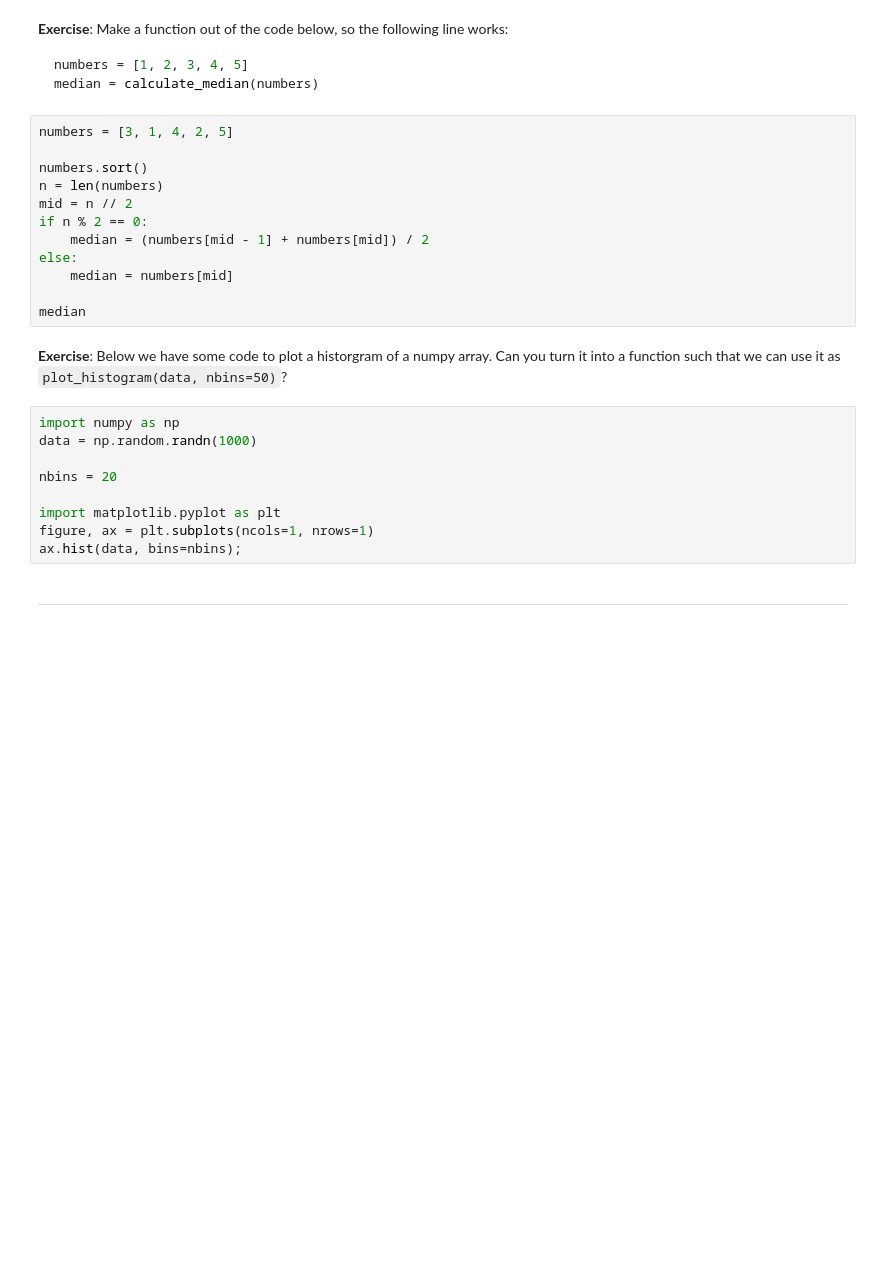
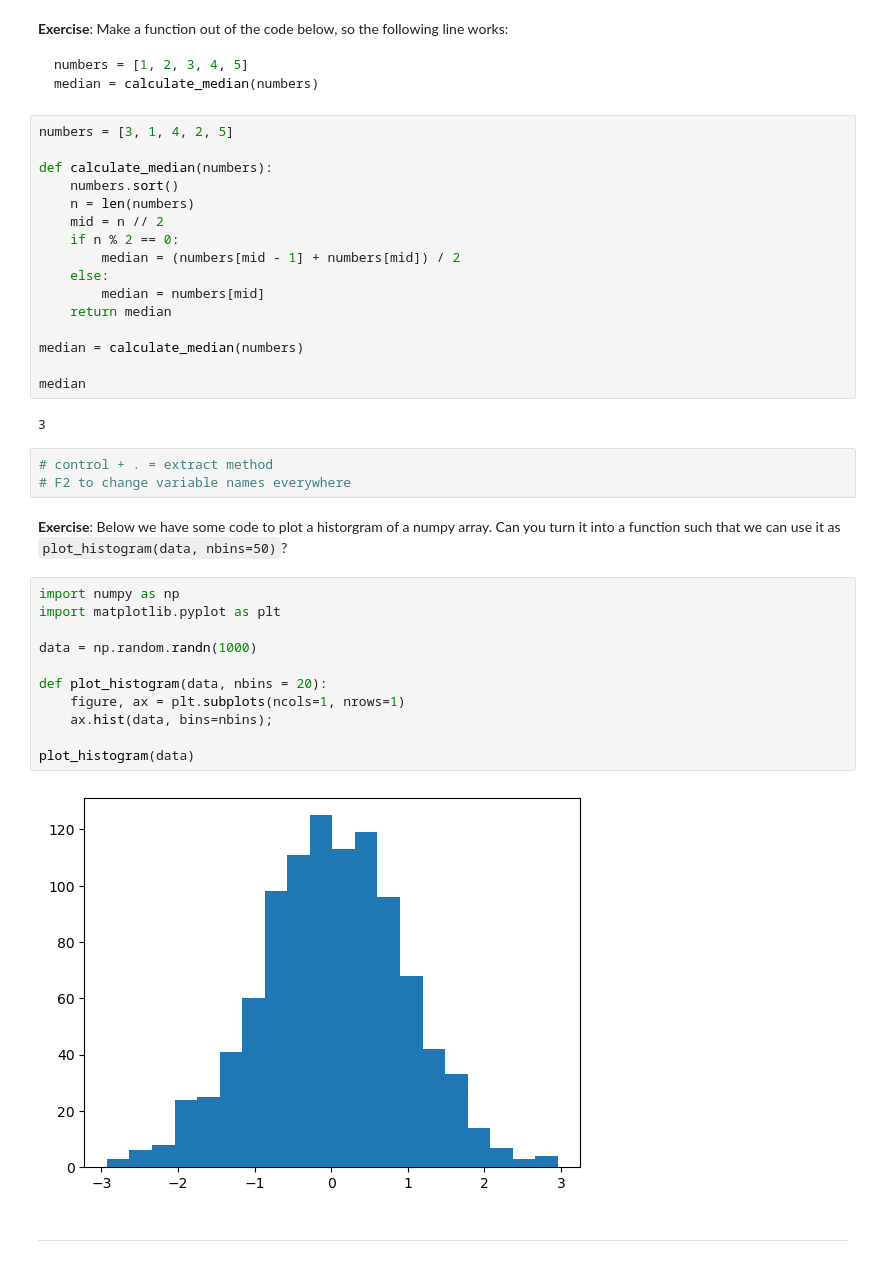
Before and after one commit to Bela-Flow/iBOTS-Developing-Data-Analysis-Projects, a Jupyter notebook: session3/notebooks/1_python_functions.ipynb, the cells around one changed output. Cells and saved outputs as stored; diff of their text form; blank space fills up the shorter version.

```diff
--- a/session3/notebooks/1_python_functions.ipynb
+++ b/session3/notebooks/1_python_functions.ipynb
@@ -84,26 +99,39 @@ median = calculate_median(numbers)
 # %%
 numbers = [3, 1, 4, 2, 5]
 
-numbers.sort()
-n = len(numbers)
-mid = n // 2
-if n % 2 == 0:
-    median = (numbers[mid - 1] + numbers[mid]) / 2
-else:
-    median = numbers[mid]
+def calculate_median(numbers):
+    numbers.sort()
+    n = len(numbers)
+    mid = n // 2
+    if n % 2 == 0:
+        median = (numbers[mid - 1] + numbers[mid]) / 2
+    else:
+        median = numbers[mid]
+    return median
+
+median = calculate_median(numbers)
 
 median
+# %% [output]
+3
+# %%
+# control + . = extract method
+# F2 to change variable names everywhere
 # %% [markdown]
 **Exercise**: Below we have some code to plot a historgram of a numpy array. Can you turn it into a function such that we can use it as `plot_histogram(data, nbins=50)`?
 # %%
 import numpy as np
+import matplotlib.pyplot as plt
+
 data = np.random.randn(1000)
 
-nbins = 20
+def plot_histogram(data, nbins = 20):
+    figure, ax = plt.subplots(ncols=1, nrows=1)
+    ax.hist(data, bins=nbins);
 
-import matplotlib.pyplot as plt
-figure, ax = plt.subplots(ncols=1, nrows=1)
-ax.hist(data, bins=nbins);
+plot_histogram(data)
+# %% [output]
+[figure, added]
 # %% [markdown]
 ---
 # %% [markdown]
```
Also changed, not shown: parts of 6 cells of this notebook.
